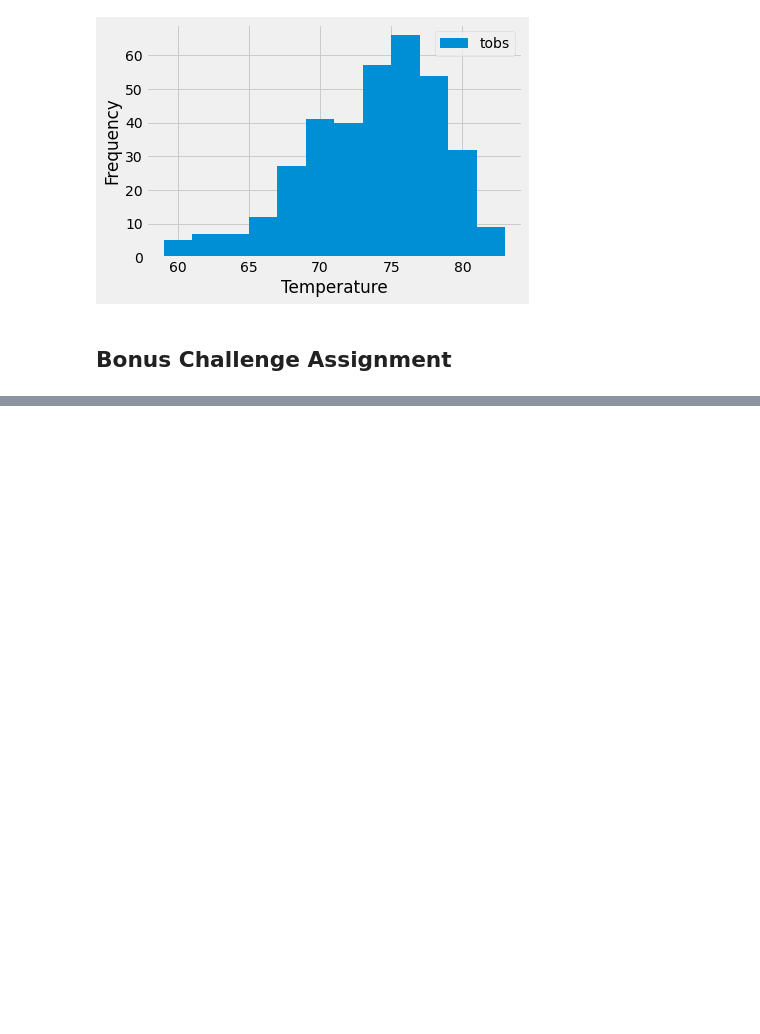
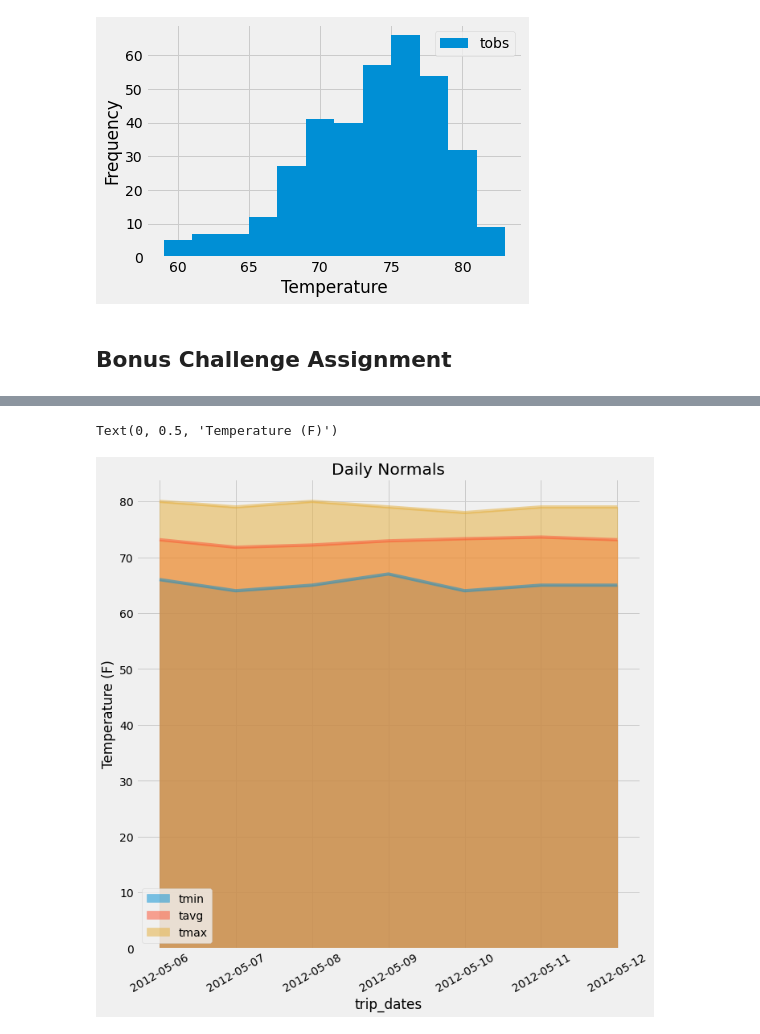
Before and after one commit to Asiha14/sqlalchemy-challenge, a Jupyter notebook: climate_starter.ipynb, the cells around one changed output, grey strips where cells are left out. Drawn from its saved outputs; the diff is of its cells as text; code cells hidden in the pictures; blank space fills up the shorter version.

```diff
--- a/climate_starter.ipynb
+++ b/climate_starter.ipynb
@@ -206,13 +352,22 @@ daily_normals("01-01")
 # %%
 # calculate the daily normals for your trip
 # push each tuple of calculations into a list called `normals`
-
+normals = []
 # Set the start and end date of the trip
-
+start = '2012-05-06'
+end = '2013-05-06'
 # Use the start and end date to create a range of dates
-
+dates = session.query(Measurement.date).filter(Measurement.date >= start).filter(Measurement.date <= end).all()
+dates_str = [item[0] for item in dates]
 # Stip off the year and save a list of %m-%d strings
-
+clean_date = ['{:%m-%d}'.format(dt.datetime.strptime(x, '%Y-%m-%d')) for x in dates_str]
 # Loop through the list of %m-%d strings and calculate the normals for each date
+for date in clean_date:
+    result = daily_normals(date)
+    normals.append(result)
 # %%
 # Load the previous query results into a Pandas DataFrame and add the `trip_dates` range as the `date` index
+df = pd.DataFrame([item[0] for item in normals], columns=["tmin","tavg","tmax"])
+df["trip_dates"]= dates_str
+short_df = df.set_index("trip_dates").head(7)
+short_df
@@ -219,2 +384,7 @@ daily_normals("01-01")
 # %%
 # Plot the daily normals as an area plot with `stacked=False`
+short_df.plot(kind="area", stacked=False, rot=30, figsize=(10,10), title= "Daily Normals")
+plt.ylabel("Temperature (F)")
+# %% [output]
+Text(0, 0.5, 'Temperature (F)')
+[figure, added]
```
Also changed, not shown: parts of 22 cells of this notebook, 1 other file.
